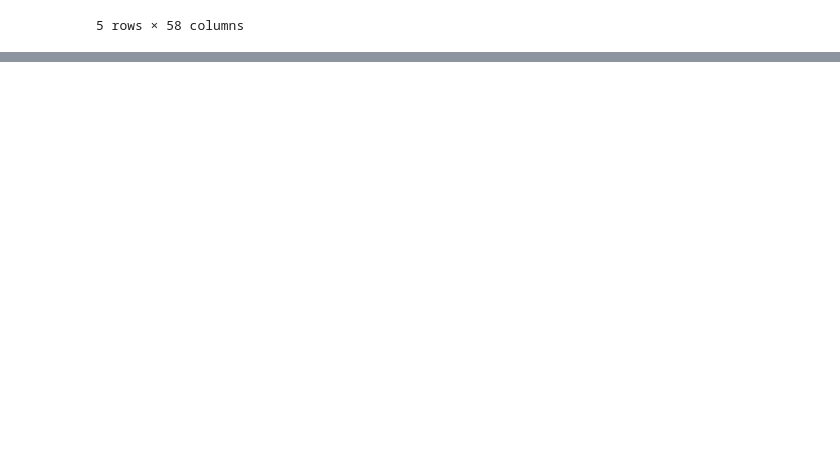
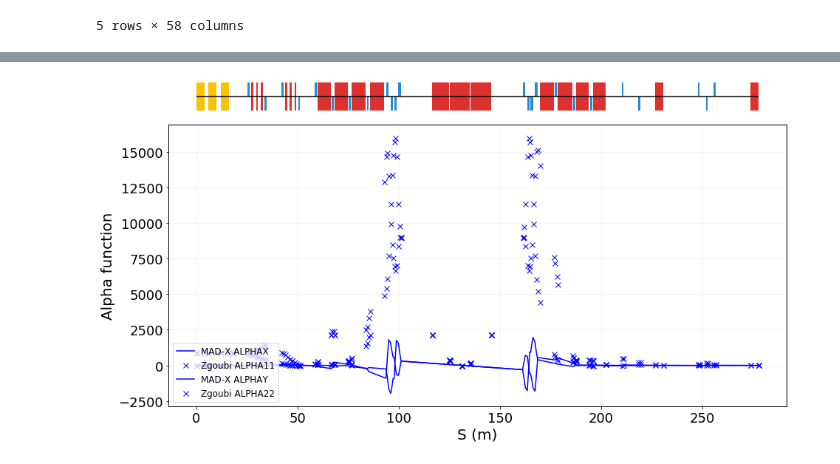
Before and after one commit to radiasoft/Zgoubi-Workshop, a Jupyter notebook: Zgoubidoo/Zgoubidoo tutorial.ipynb, the cells around one changed output, grey strips where cells are left out. Cells and saved outputs as stored; diff of their text form; code cells hidden in the pictures; blank space fills up the shorter version.

Commit message:
Improve Zgoubidoo tutorial, now with a Twiss computation for LHeC

```diff
--- a/Zgoubidoo/Zgoubidoo tutorial.ipynb
+++ b/Zgoubidoo/Zgoubidoo tutorial.ipynb
@@ -691,0 +797,2 @@ zr.tracks.head(5)
+# %%
+zi_twiss = zgoubidoo.Input.from_sequence(lhec_ir)
@@ -691,0 +805,7 @@ zr.tracks.head(5)
+# %%
+zi_twiss.insert_after(zi_twiss.beam, Optics())
+zi_twiss.XPAS = 20 * _.cm
+zi_twiss.survey(output=False)
+# %%
+z = zgoubidoo.Zgoubi()
+zr_twiss = z(zi_twiss).collect()
@@ -691,0 +850,22 @@ zr.tracks.head(5)
+# %%
+fig = plt.figure(figsize=(15, 7))
+ax = fig.add_subplot(111)
+artist = zgoubidoo.vis.ZgoubiMpl(ax=ax)
+zgoubidoo.vis.cartouche(line=zi_twiss, artist=artist)
+
+ax.plot(lhec_ir.df['S'], lhec_ir.df['ALFX'], 'b-', ms=10, label='MAD-X ALPHAX')
+ax.plot(zr_twiss.optics['S'], zr_twiss.optics['BETA11'], 'bx', ms=7, label='Zgoubi ALPHA11')
+
+ax.plot(lhec_ir.df['S'], lhec_ir.df['ALFY'], 'b-', ms=10, label='MAD-X ALPHAY')
+ax.plot(zr_twiss.optics['S'], zr_twiss.optics['BETA22'], 'bx', ms=7, label='Zgoubi ALPHA22')
+
+ax.legend(loc=3, fontsize=12)
+artist.ax.grid(True, alpha=0.2)
+artist.ax.set_xlabel("S (m)", fontsize=20)
+artist.ax.set_ylabel("Alpha function", fontsize=20)
+artist.ax.tick_params(axis='both', which='major', labelsize=18)
+
+#ax.text(100.0, 1500.0, f"{lhec_ir.table.loc['B0', 'ALFX']}", fontsize=12)
+#ax.text(100.0, 1300.0, f"""{tw.query("LABEL1 == 'IP'").iloc[-1]['ALPHA11']:.4f}""", fontsize=12)
+# %% [output]
+[figure, added]
```
Also changed, not shown: parts of 32 cells of this notebook.
